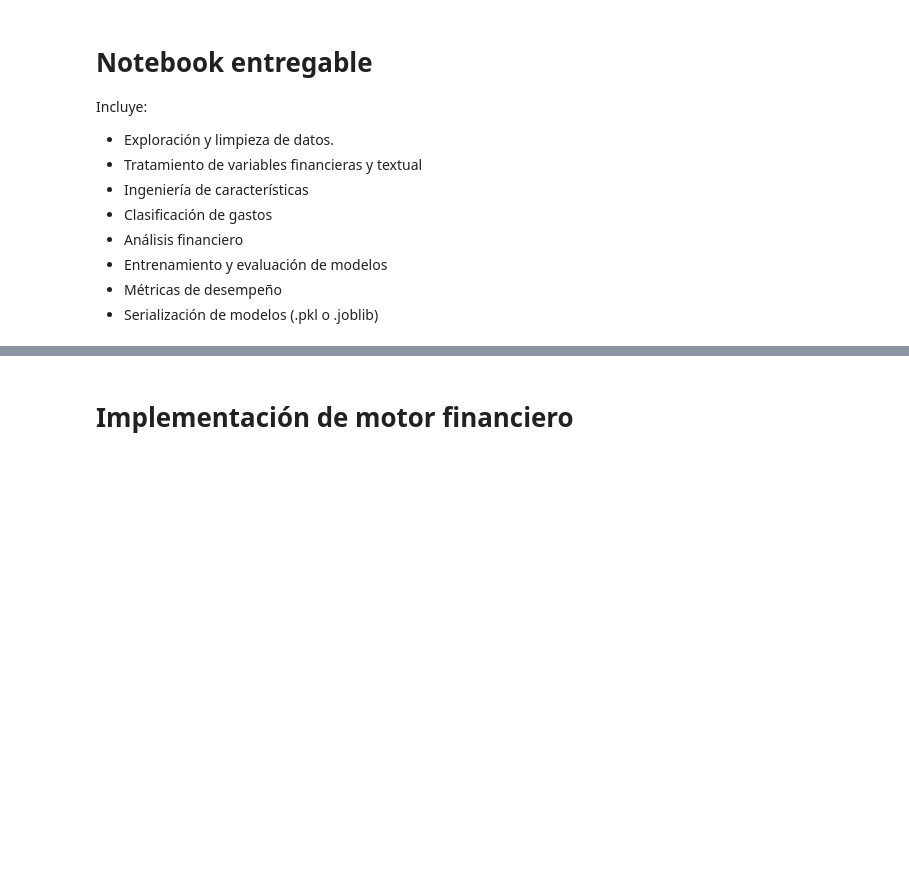
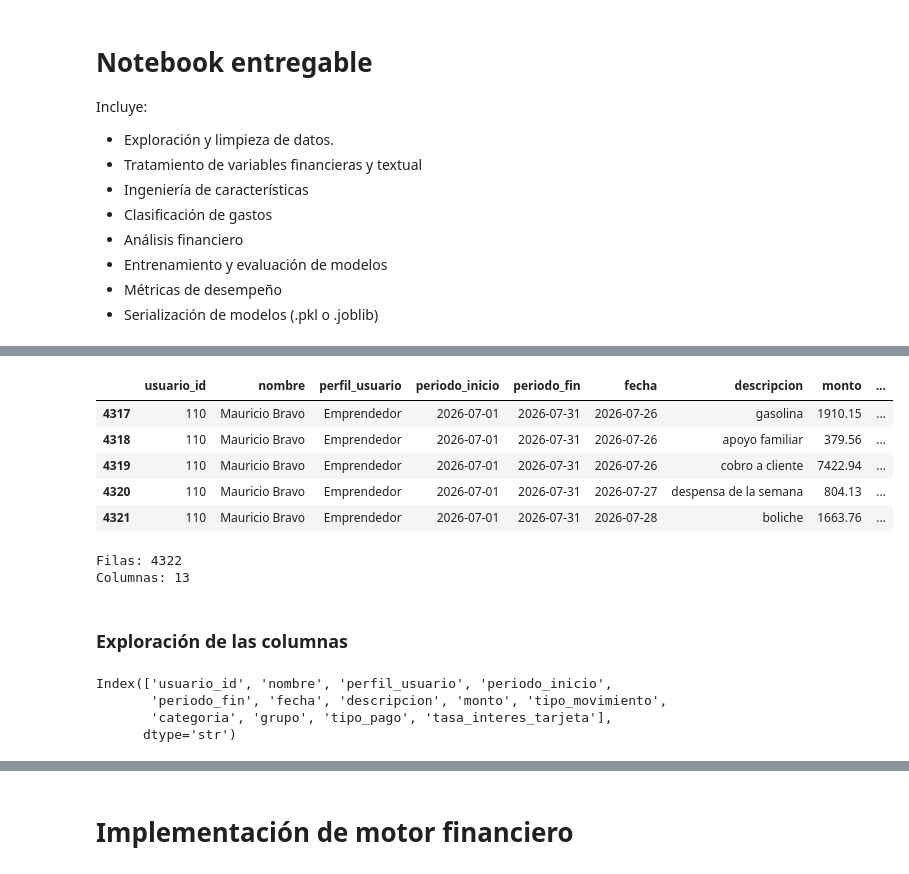
Before and after one commit to No-Country-simulation/Hackathon-G9-LATAM-Team-68, a Jupyter notebook: ciencia-de-datos/cuaderno_trabajo.ipynb, the cells around one changed output, grey strips where cells are left out. Saved outputs shown, nothing was run; the diff lists cells and outputs as text; code cells hidden in the pictures; blank space fills up the shorter version.

```diff
--- a/ciencia-de-datos/cuaderno_trabajo.ipynb
+++ b/ciencia-de-datos/cuaderno_trabajo.ipynb
@@ -13,0 +35,24 @@ Incluye:
+# %%
+df.tail()
+# %% [output]
+|  | usuario_id | nombre | perfil_usuario | periodo_inicio | periodo_fin | fecha | descripcion | monto | ... |
+| 4317 | 110 | Mauricio Bravo | Emprendedor | 2026-07-01 | 2026-07-31 | 2026-07-26 | gasolina | 1910.15 | ... |
+| 4318 | 110 | Mauricio Bravo | Emprendedor | 2026-07-01 | 2026-07-31 | 2026-07-26 | apoyo familiar | 379.56 | ... |
+| 4319 | 110 | Mauricio Bravo | Emprendedor | 2026-07-01 | 2026-07-31 | 2026-07-26 | cobro a cliente | 7422.94 | ... |
+| 4320 | 110 | Mauricio Bravo | Emprendedor | 2026-07-01 | 2026-07-31 | 2026-07-27 | despensa de la semana | 804.13 | ... |
+| 4321 | 110 | Mauricio Bravo | Emprendedor | 2026-07-01 | 2026-07-31 | 2026-07-28 | boliche | 1663.76 | ... |
+# %%
+print("Filas:", df.shape[0])
+print("Columnas:", df.shape[1])
+# %% [output]
+Filas: 4322
+Columnas: 13
+# %% [markdown]
+### **Exploración de las columnas**
+# %%
+df.columns
+# %% [output]
+Index(['usuario_id', 'nombre', 'perfil_usuario', 'periodo_inicio',
+       'periodo_fin', 'fecha', 'descripcion', 'monto', 'tipo_movimiento',
+       'categoria', 'grupo', 'tipo_pago', 'tasa_interes_tarjeta'],
+      dtype='str')
```
Also changed, not shown: parts of 69 cells of this notebook.
